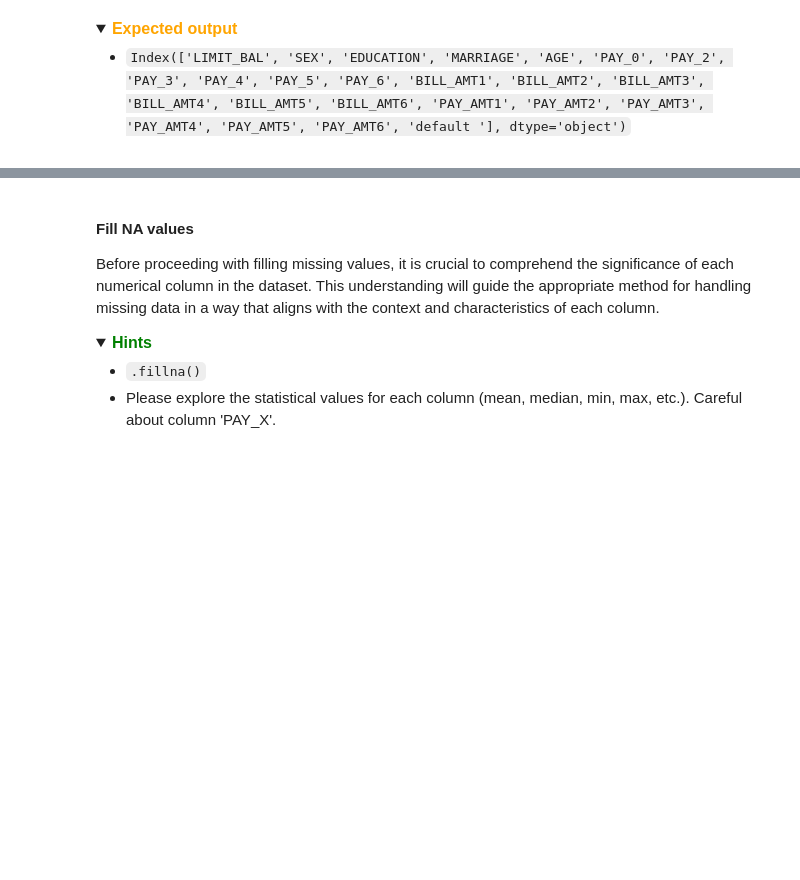
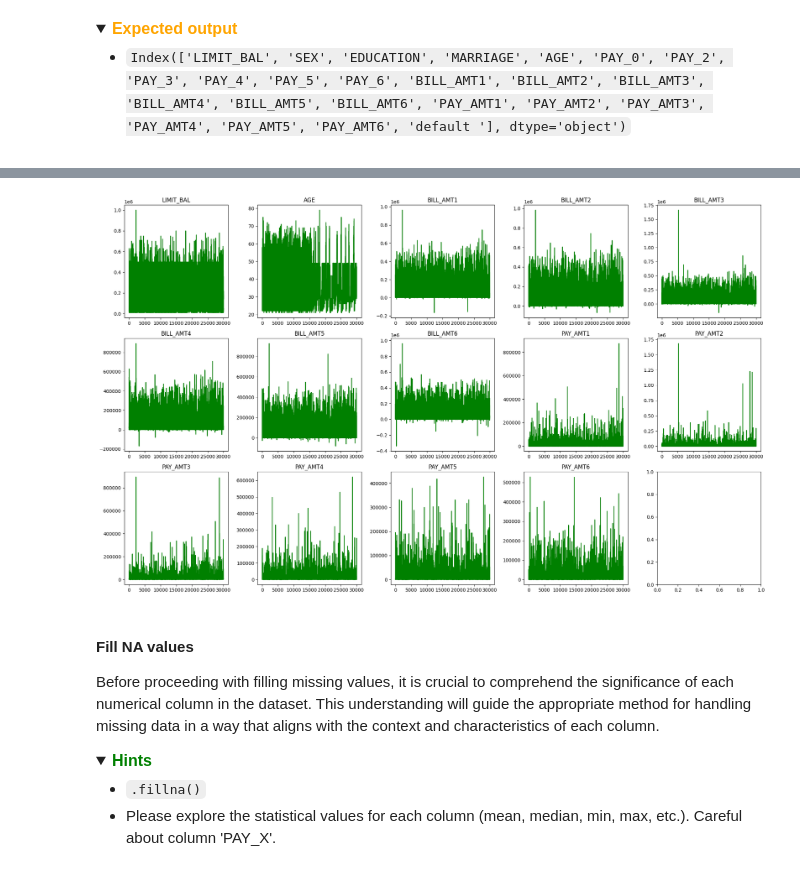
Before and after one commit to MrYellowSock/CE_MACHINE_LEARNING, a Jupyter notebook: lab1/Lab1-2.ipynb, the cells around one changed output, grey strips where cells are left out. Cells and saved outputs as stored; diff of their text form; code cells hidden in the pictures; folded sections open; blank space fills up the shorter version.

```diff
--- a/lab1/Lab1-2.ipynb
+++ b/lab1/Lab1-2.ipynb
@@ -57,7 +63,7 @@ Read the Data_example.csv files
 </details>
 # %%
 ### START CODE HERE ###
-df = None
+df = pd.read_csv("Credit-Card-Defaulter-Prediction.csv")
 ### END CODE HERE ###
 # %% [markdown]
 Remove column `ID`.
@@ -73,7 +79,7 @@ Remove column `ID`.
 </details>
 # %%
 ### START CODE HERE ###
-
+df = df.drop(["ID"],axis=1)#.drop_duplicates()
 ### END CODE HERE ###
 # %% [markdown]
 <details>
@@ -98,3 +129,27 @@ df.columns
+# %%
+interested_columns = ['LIMIT_BAL','AGE', 'BILL_AMT1', 'BILL_AMT2',
+       'BILL_AMT3', 'BILL_AMT4', 'BILL_AMT5', 'BILL_AMT6', 'PAY_AMT1',
+       'PAY_AMT2', 'PAY_AMT3', 'PAY_AMT4', 'PAY_AMT5', 'PAY_AMT6']
+
+n_cols = 5
+n_rows = math.ceil(len(interested_columns) / n_cols)
+
+# Create a figure and a grid of subplots
+fig, axes = plt.subplots(n_rows, n_cols, figsize=(20, 12))  # Adjust the figsize as needed
+
+# Flatten the axes array for easy iteration
+axes = axes.flatten()
+
+# Iterate through the interested_columns and the axes simultaneously
+for col, ax in zip(interested_columns, axes):
+    ax.set_title(col)
+    ax.plot(df[col], color='green')
+
+# Show the plots
+plt.tight_layout()
+plt.show()
+# %% [output]
+[figure, added]
 # %% [markdown]
 #### Fill NA values
 Before proceeding with filling missing values, it is crucial to comprehend the significance of each numerical column in the dataset. This understanding will guide the appropriate method for handling missing data in a way that aligns with the context and characteristics of each column.
```
Also changed, not shown: parts of 22 cells of this notebook.
